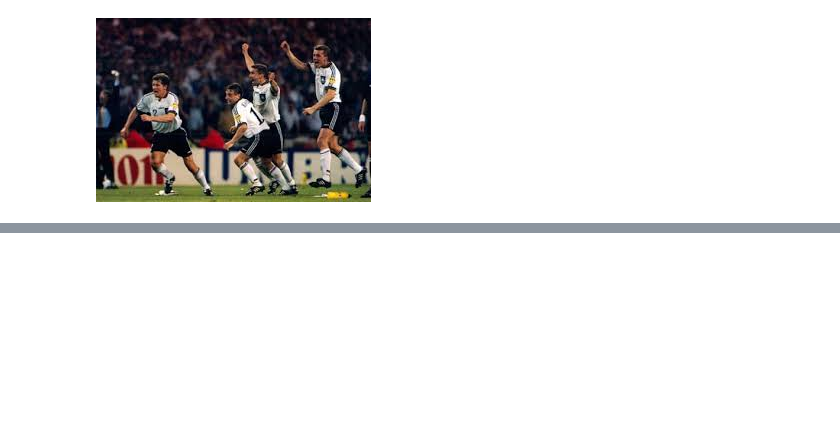
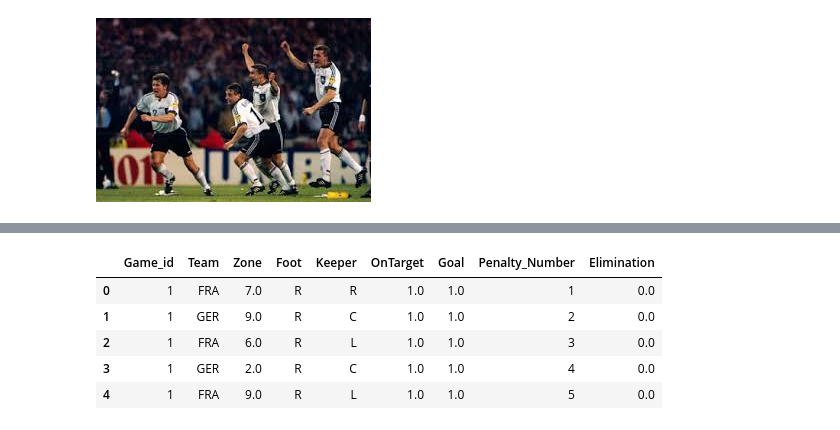
Before and after one commit to RolfeySBG/coffee-and-coding, a Jupyter notebook: Football Data with Pandas/walkthrough.ipynb, the cells around one changed output, grey strips where cells are left out. Saved outputs shown, nothing was run; the diff lists cells and outputs as text; code cells hidden in the pictures; blank space fills up the shorter version.

```diff
--- a/Football Data with Pandas/walkthrough.ipynb
+++ b/Football Data with Pandas/walkthrough.ipynb
@@ -233,0 +184,10 @@ If more data were collected:
+# %%
+df = pd.read_csv('WorldCupShootouts.csv')
+df.head()
+# %% [output]
+|  | Game_id | Team | Zone | Foot | Keeper | OnTarget | Goal | Penalty_Number | Elimination |
+| 0 | 1 | FRA | 7.0 | R | R | 1.0 | 1.0 | 1 | 0.0 |
+| 1 | 1 | GER | 9.0 | R | C | 1.0 | 1.0 | 2 | 0.0 |
+| 2 | 1 | FRA | 6.0 | R | L | 1.0 | 1.0 | 3 | 0.0 |
+| 3 | 1 | GER | 2.0 | R | C | 1.0 | 1.0 | 4 | 0.0 |
+| 4 | 1 | FRA | 9.0 | R | L | 1.0 | 1.0 | 5 | 0.0 |
```
Also changed, not shown: parts of 65 cells of this notebook, 2 other files.
